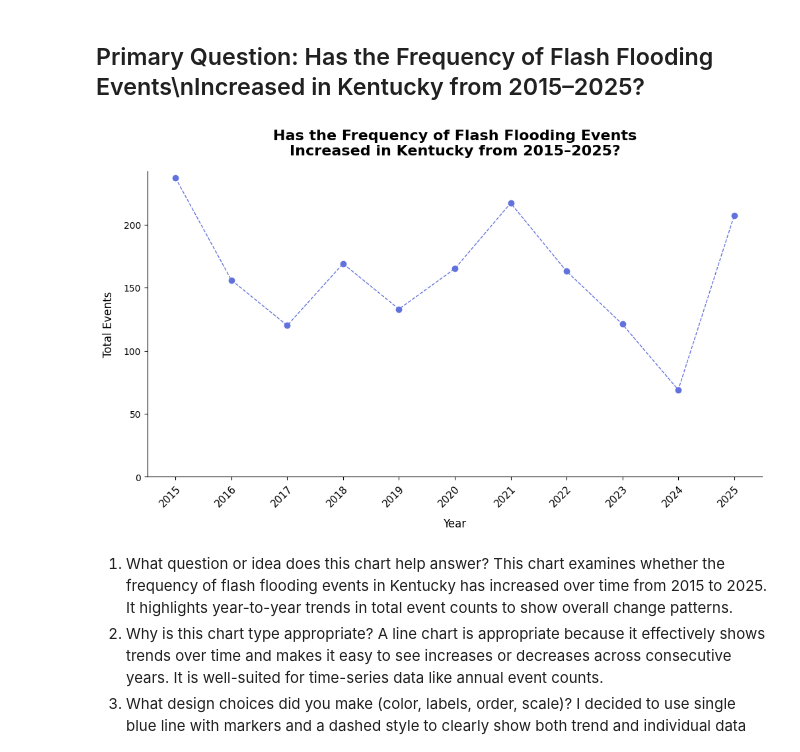
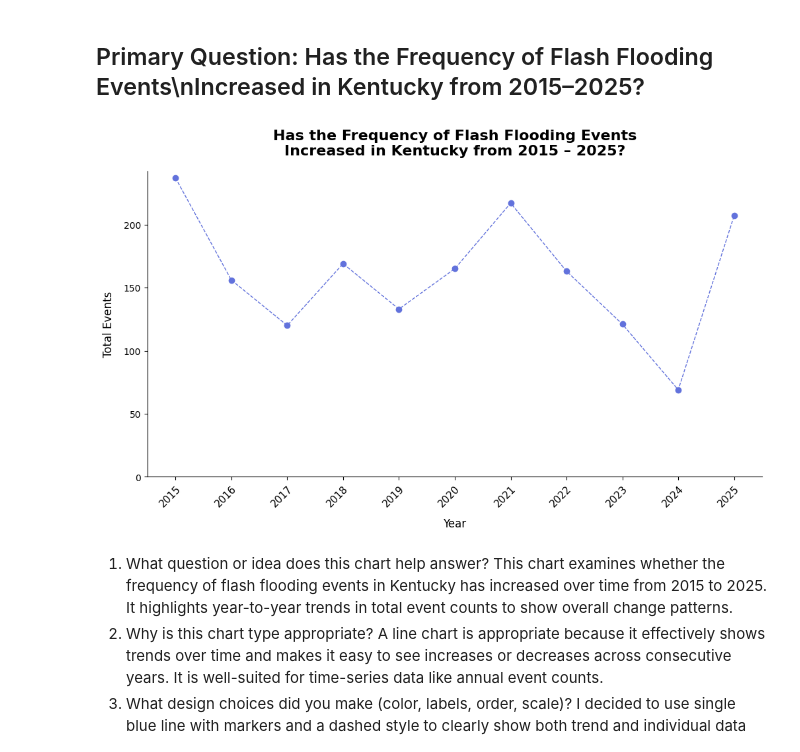
Before and after one commit to ashleyadehart/flash_floods_ky_2015_2025, a Jupyter notebook: notebooks/flash_floods_ky_2015_2025.ipynb, the cells around one changed output. Saved outputs shown, nothing was run; the diff lists cells and outputs as text; code cells hidden in the pictures.

```diff
--- a/notebooks/flash_floods_ky_2015_2025.ipynb
+++ b/notebooks/flash_floods_ky_2015_2025.ipynb
@@ -614,37 +656,56 @@ I ensured that the chart used raw counts from a crosstab without normalization s
 ## Primary Question: Has the Frequency of Flash Flooding Events\nIncreased in Kentucky from 2015–2025?
 # %%
 # Create a line graph that shows total flash flooding events per year from 2015-2025
-events_per_year = df["year"].value_counts().sort_index()
+events_df = pd.read_csv('../data/processed/flash_floods_ky_2015_2025_cleaned.csv')
+
+events_per_year = events_df["year"].value_counts().sort_index()
+
 plt.figure(figsize=(12, 6))
+
 ax = plt.gca()
 ax.plot(
-    events_per_year.index, events_per_year.values, marker="o", linestyle="--", linewidth=1, color="#6272dc"
+    events_per_year.index, events_per_year.values,
+    marker="o", linestyle="--",
+    linewidth=1,
+    color="#6272dc"
 )
 
 ax.set_title(
-    "Has the Frequency of Flash Flooding Events\nIncreased in Kentucky from 2015–2025?", fontsize=16, fontweight="bold", pad=18
+    "Has the Frequency of Flash Flooding Events\nIncreased in Kentucky from 2015 – 2025?",
+    fontsize=16,
+    fontweight="bold",
+    pad=18
 )
 
 ax.set_xlabel(
-    "Year", fontsize=12, labelpad=10
+    "Year",
+    fontsize=12,
+    labelpad=10
 )
 
 ax.set_ylabel(
-    "Total Events", fontsize=12, labelpad=10
+    "Total Events",
+    fontsize=12,
+    labelpad=10
 )
 
 ax.set_xticks(events_per_year.index)
 ax.set_xticklabels(
-    events_per_year.index, rotation=45, ha="right", rotation_mode="anchor", fontsize=11
+    events_per_year.index,
+    rotation=45,
+    ha="right",
+    rotation_mode="anchor",
+    fontsize=11
 )
 
 ax.set_ylim(0, events_per_year.max() + 5)
+
 ax.spines["top"].set_visible(False)
 ax.spines["right"].set_visible(False)
 
 plt.show()
 # %% [output]
-[figure, old version]
+[figure, new version]
 # %% [markdown]
 1. What question or idea does this chart help answer?
 This chart examines whether the frequency of flash flooding events in Kentucky has increased over time from 2015 to 2025. It highlights year-to-year trends in total event counts to show overall change patterns.
```
Also changed, not shown: parts of 10 cells of this notebook, 3 other files.
